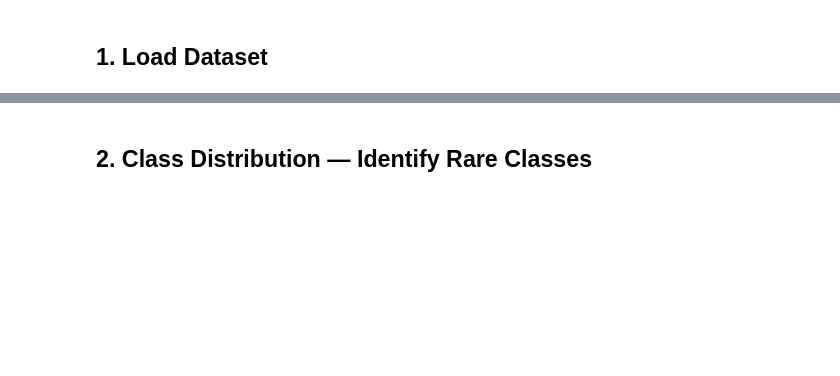
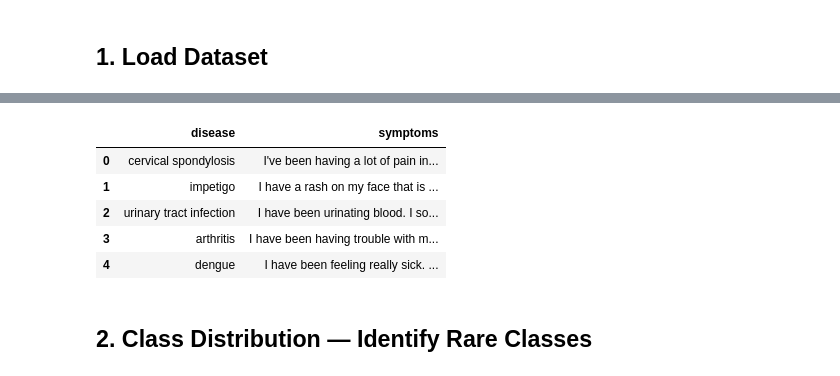
Before and after one commit to tharUmesh/diaggen-plus, a Jupyter notebook: notebooks/phase0_eda.ipynb, the cells around one changed output, grey strips where cells are left out. Saved outputs shown, nothing was run; the diff lists cells and outputs as text; code cells hidden in the pictures; blank space fills up the shorter version.

```diff
--- a/notebooks/phase0_eda.ipynb
+++ b/notebooks/phase0_eda.ipynb
@@ -32,8 +34,9 @@ print('Imports OK')
 ## 1. Load Dataset
 # %%
 # Update path to match your downloaded file (see data/README.md)
-DATA_PATH = Path('../data/raw/dataset.csv')
+DATA_PATH = Path('../data/raw/symptom_to_diagnosis.csv')
 
 df = load_dataset(DATA_PATH)
 print(f'Shape: {df.shape}')
 df.head()
+# %% [output]
@@ -40,2 +45,8 @@ df.head()
+|  | disease | symptoms |
+| 0 | cervical spondylosis | I've been having a lot of pain in... |
+| 1 | impetigo | I have a rash on my face that is ... |
+| 2 | urinary tract infection | I have been urinating blood. I so... |
+| 3 | arthritis | I have been having trouble with m... |
+| 4 | dengue | I have been feeling really sick. ... |
 # %% [markdown]
 ## 2. Class Distribution — Identify Rare Classes
```
Also changed, not shown: parts of 11 cells of this notebook, 10 other files.
